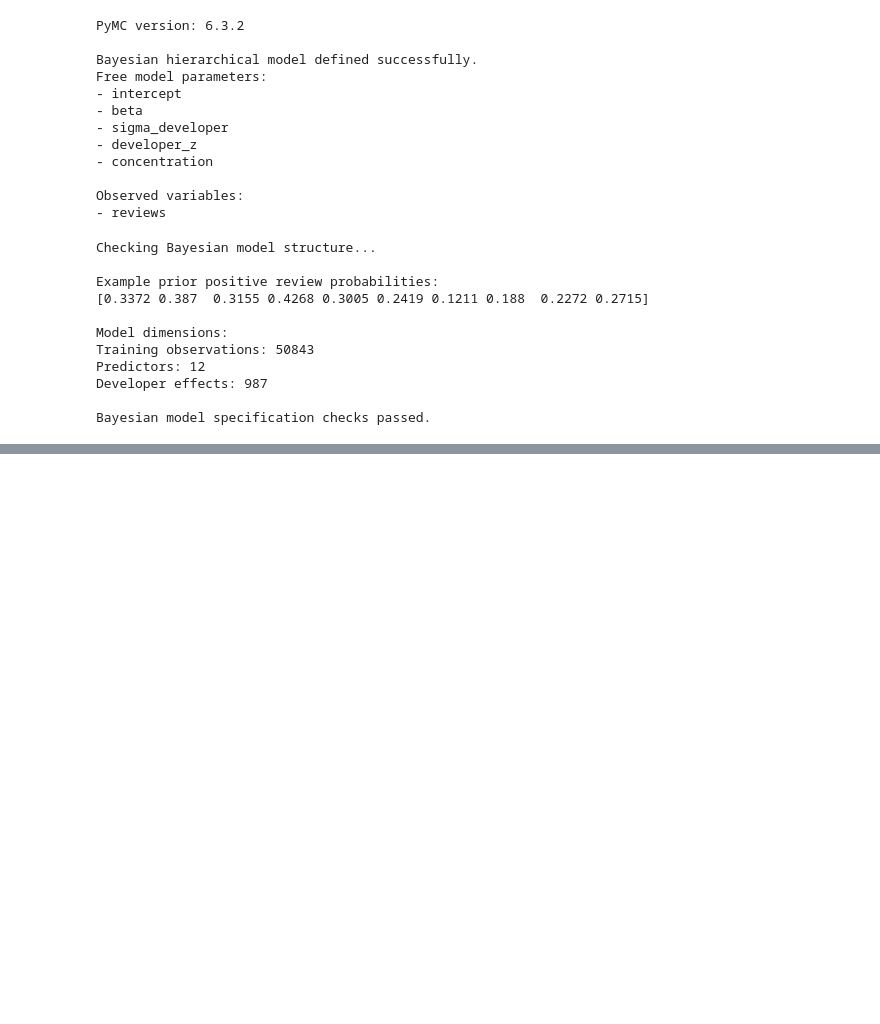
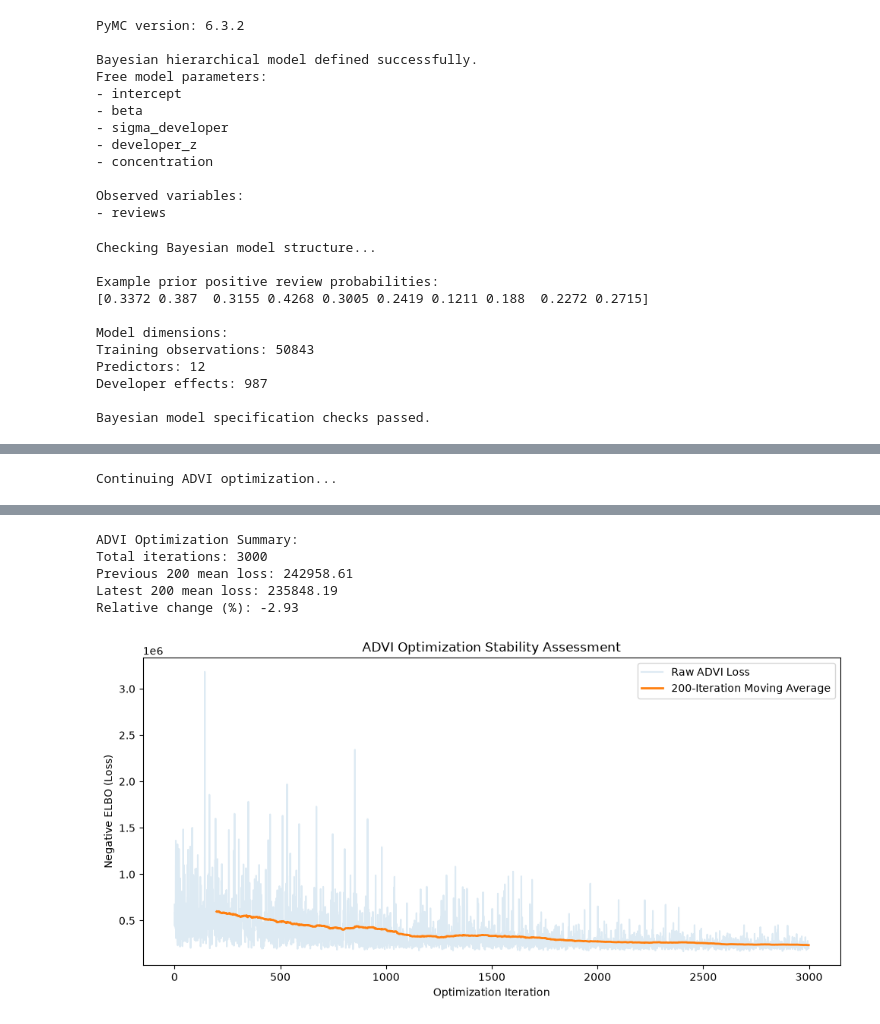
Before and after one commit to SinYang13/IS630, a Jupyter notebook: notebooks/03_aq2_modelling.ipynb, the cells around one changed output, grey strips where cells are left out. Cells and saved outputs as stored; diff of their text form; code cells hidden in the pictures; blank space fills up the shorter version.

```diff
--- a/notebooks/03_aq2_modelling.ipynb
+++ b/notebooks/03_aq2_modelling.ipynb
@@ -1291,0 +1686,74 @@ Bayesian model specification checks passed.
+# %%
+
+# Step 4: Continue ADVI optimization and assess stability
+
+ADDITIONAL_ITERATIONS = 2000
+
+print("Continuing ADVI optimization...")
+
+# Continue from existing optimization state
+with bayes_model:
+    advi_inference.refine(
+        n=ADDITIONAL_ITERATIONS,
+        progressbar=True
+    )
+
+# Retrieve complete optimization history
+advi_history = np.asarray(advi_inference.hist)
+
+# Compare two recent non-overlapping windows
+previous_mean = np.mean(advi_history[-400:-200])
+latest_mean = np.mean(advi_history[-200:])
+
+relative_change = (
+    (latest_mean - previous_mean)
+    / abs(previous_mean) * 100
+)
+
+print("\nADVI Optimization Summary:")
+print("Total iterations:", len(advi_history))
+print("Previous 200 mean loss:", round(previous_mean, 2))
+print("Latest 200 mean loss:", round(latest_mean, 2))
+print("Relative change (%):", round(relative_change, 2))
+
+# Plot optimization progress
+rolling_loss = pd.Series(advi_history).rolling(
+    window=200
+).mean()
+
+plt.figure(figsize=(10, 5))
+
+plt.plot(
+    advi_history,
+    alpha=0.15,
+    label="Raw ADVI Loss"
+)
+
+plt.plot(
+    rolling_loss,
+    linewidth=2,
+    label="200-Iteration Moving Average"
+)
+
+plt.xlabel("Optimization Iteration")
+plt.ylabel("Negative ELBO (Loss)")
+plt.title("ADVI Optimization Stability Assessment")
+
+plt.legend()
+plt.tight_layout()
+plt.show()
+
+# Validation checks
+assert len(advi_history) == 3000
+assert np.isfinite(advi_history).all()
+
+print("\nADVI stability assessment completed.")
+
+if abs(relative_change) < 3:
+    print("Recent average losses appear relatively stable.")
+else:
+    print("Recent average losses are still changing.")
+
+print("Posterior accuracy is not yet established.")
+# %% [output]
+Continuing ADVI optimization...
@@ -1291,0 +1762,6 @@ Bayesian model specification checks passed.
+ADVI Optimization Summary:
+Total iterations: 3000
+Previous 200 mean loss: 242958.61
+Latest 200 mean loss: 235848.19
+Relative change (%): -2.93
+[figure, added]
```
Also changed, not shown: parts of 25 cells of this notebook.
